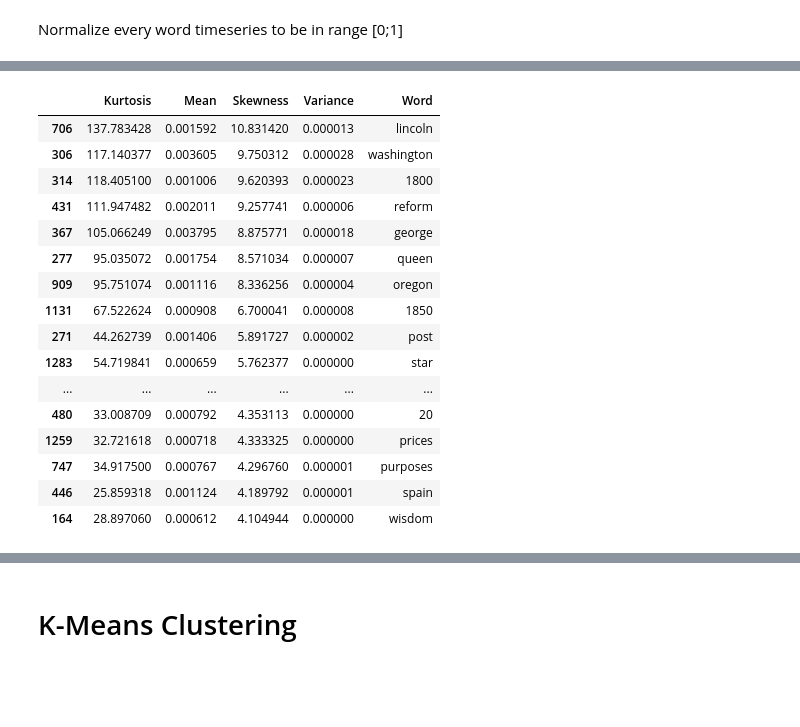
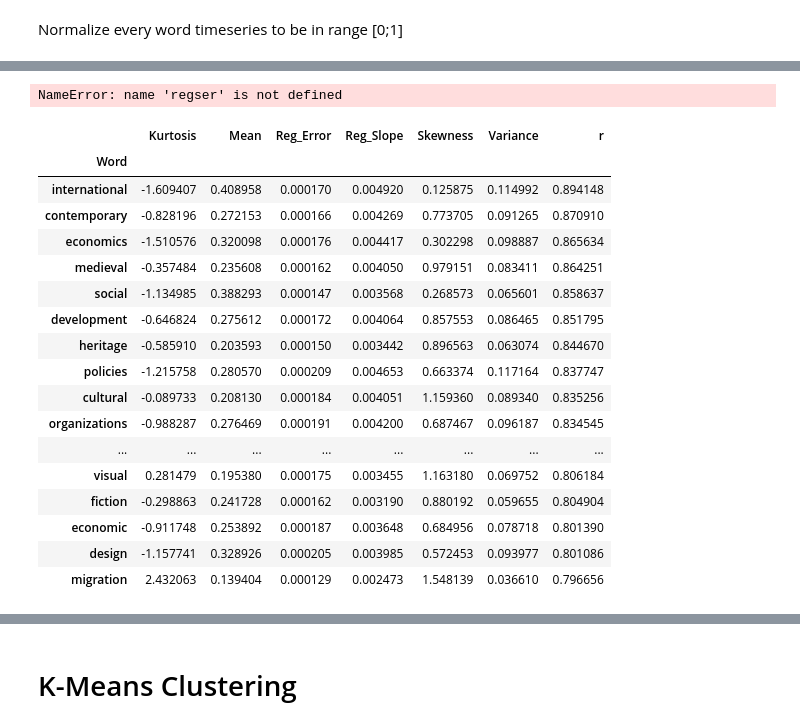
Before and after one commit to ahane/i290-project, a Jupyter notebook: Cluster_metrics.ipynb, the cells around one changed output, grey strips where cells are left out. Saved outputs shown, nothing was run; the diff lists cells and outputs as text; code cells hidden in the pictures; blank space fills up the shorter version.

```diff
--- a/Cluster_metrics.ipynb
+++ b/Cluster_metrics.ipynb
@@ -63,3 +63,18 @@ Normalize every word timeseries to be in range [0;1]
 # %%
 dmin, dmax = normalized_by_total_books.min(axis=0), normalized_by_total_books.max(axis=0)
 normalized_by_word = (normalized_by_total_books - dmin) / (dmax - dmin)
+# %%
+normalized_by_word = normalized_by_word.fillna(0)
+# %%
+def plot_regress_line(word):
+    from scipy import stats
+    #slope, intercept, r_value, p_value, std_err = stats.linregress(x,y)
+    united = stats.linregress(normalized_by_word[word].index, normalized_by_word[word])
+    regress = map(lambda x: united[0]*x + united[1], range(1800, 2013))
+    regser = Series(regress, index = range(1800, 2013))
+    #normalized_by_word[word].plot()
+    #normalized_by_word[word].plot()
+    substracted = (normalized_by_word[word]-regser)
+    return substracted
+# %%
+s = plot_regress_line('war')
@@ -66,3 +107,7 @@ normalized_by_word = (normalized_by_total_books - dmin) / (dmax - dmin)
+# %%
+regser.plot()
+# %% [output]
+NameError: name 'regser' is not defined
 # %%
 import pickle
 with open('normalized.df', 'w') as f:
@@ -84,35 +129,42 @@ def kurtosis(series):
     cubed = diff.apply(lambda x: x**4)
     return ((cubed.sum())/(len(series)*s**4))-3
 # %%
-agg_df = {'Word': [], 'Mean': [], 'Variance': [], 'Skewness': [], 'Kurtosis': []}
+from scipy import stats
+agg_df = {'Word': [], 'Mean': [], 'Variance': [], 'Skewness': [], 'Kurtosis': [], 'Reg_Slope': [], 'Reg_Error': [], 'r': []}
+
 for word in normalized_by_word.columns:
     agg_df['Word'].append(word)
-    agg_df['Mean'].append(normalized[word].mean())
-    agg_df['Variance'].append(normalized[word].var())
-    agg_df['Skewness'].append(skewness(normalized[word]))
-    agg_df['Kurtosis'].append(kurtosis(normalized[word]))
+    agg_df['Mean'].append(normalized_by_word[word].mean())
+    agg_df['Variance'].append(normalized_by_word[word].var())
+    agg_df['Skewness'].append(skewness(normalized_by_word[word]))
+    agg_df['Kurtosis'].append(kurtosis(normalized_by_word[word]))
+    slope, intercept, r_value, p_value, std_err = stats.linregress(normalized_by_word[word].index, normalized_by_word[word])
+    agg_df['Reg_Slope'].append(slope)
+    agg_df['Reg_Error'].append(std_err)
+    agg_df['r'].append(r_value)
 # %%
 metrics = DataFrame(agg_df)
 # %%
-metrics.sort(columns = ['Skewness'], ascending= False)[:30]
+metrics.sort(columns = ['rnew cluster'], ascending= False)[:30]
 # %% [output]
-|  | Kurtosis | Mean | Skewness | Variance | Word |
-| 706 | 137.783428 | 0.001592 | 10.831420 | 0.000013 | lincoln |
-| 306 | 117.140377 | 0.003605 | 9.750312 | 0.000028 | washington |
-| 314 | 118.405100 | 0.001006 | 9.620393 | 0.000023 | 1800 |
-| 431 | 111.947482 | 0.002011 | 9.257741 | 0.000006 | reform |
-| 367 | 105.066249 | 0.003795 | 8.875771 | 0.000018 | george |
-| 277 | 95.035072 | 0.001754 | 8.571034 | 0.000007 | queen |
-| 909 | 95.751074 | 0.001116 | 8.336256 | 0.000004 | oregon |
-| 1131 | 67.522624 | 0.000908 | 6.700041 | 0.000008 | 1850 |
-| 271 | 44.262739 | 0.001406 | 5.891727 | 0.000002 | post |
-| 1283 | 54.719841 | 0.000659 | 5.762377 | 0.000000 | star |
-| ... | ... | ... | ... | ... | ... |
-| 480 | 33.008709 | 0.000792 | 4.353113 | 0.000000 | 20 |
-| 1259 | 32.721618 | 0.000718 | 4.333325 | 0.000000 | prices |
-| 747 | 34.917500 | 0.000767 | 4.296760 | 0.000001 | purposes |
-| 446 | 25.859318 | 0.001124 | 4.189792 | 0.000001 | spain |
-| 164 | 28.897060 | 0.000612 | 4.104944 | 0.000000 | wisdom |
+|  | Kurtosis | Mean | Reg_Error | Reg_Slope | Skewness | Variance | r |
+| Word |  |  |  |  |  |  |  |
+| international | -1.609407 | 0.408958 | 0.000170 | 0.004920 | 0.125875 | 0.114992 | 0.894148 |
+| contemporary | -0.828196 | 0.272153 | 0.000166 | 0.004269 | 0.773705 | 0.091265 | 0.870910 |
+| economics | -1.510576 | 0.320098 | 0.000176 | 0.004417 | 0.302298 | 0.098887 | 0.865634 |
+| medieval | -0.357484 | 0.235608 | 0.000162 | 0.004050 | 0.979151 | 0.083411 | 0.864251 |
+| social | -1.134985 | 0.388293 | 0.000147 | 0.003568 | 0.268573 | 0.065601 | 0.858637 |
+| development | -0.646824 | 0.275612 | 0.000172 | 0.004064 | 0.857553 | 0.086465 | 0.851795 |
+| heritage | -0.585910 | 0.203593 | 0.000150 | 0.003442 | 0.896563 | 0.063074 | 0.844670 |
+| policies | -1.215758 | 0.280570 | 0.000209 | 0.004653 | 0.663374 | 0.117164 | 0.837747 |
+| cultural | -0.089733 | 0.208130 | 0.000184 | 0.004051 | 1.159360 | 0.089340 | 0.835256 |
+| organizations | -0.988287 | 0.276469 | 0.000191 | 0.004200 | 0.687467 | 0.096187 | 0.834545 |
+| ... | ... | ... | ... | ... | ... | ... | ... |
+| visual | 0.281479 | 0.195380 | 0.000175 | 0.003455 | 1.163180 | 0.069752 | 0.806184 |
+| fiction | -0.298863 | 0.241728 | 0.000162 | 0.003190 | 0.880192 | 0.059655 | 0.804904 |
+| economic | -0.911748 | 0.253892 | 0.000187 | 0.003648 | 0.684956 | 0.078718 | 0.801390 |
+| design | -1.157741 | 0.328926 | 0.000205 | 0.003985 | 0.572453 | 0.093977 | 0.801086 |
+| migration | 2.432063 | 0.139404 | 0.000129 | 0.002473 | 1.548139 | 0.036610 | 0.796656 |
 # %%
 metrics = metrics.set_index('Word')
 # %%
```
Also changed, not shown: parts of 10 cells of this notebook.
